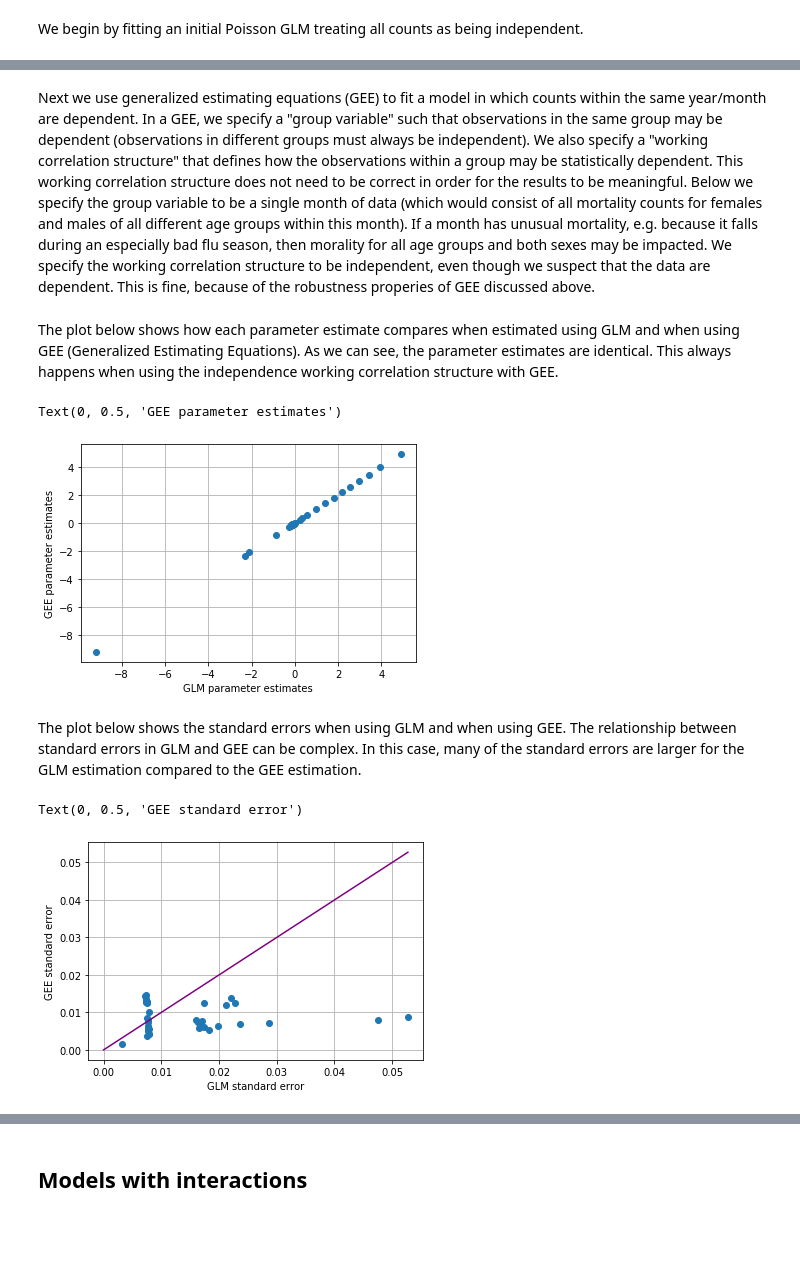
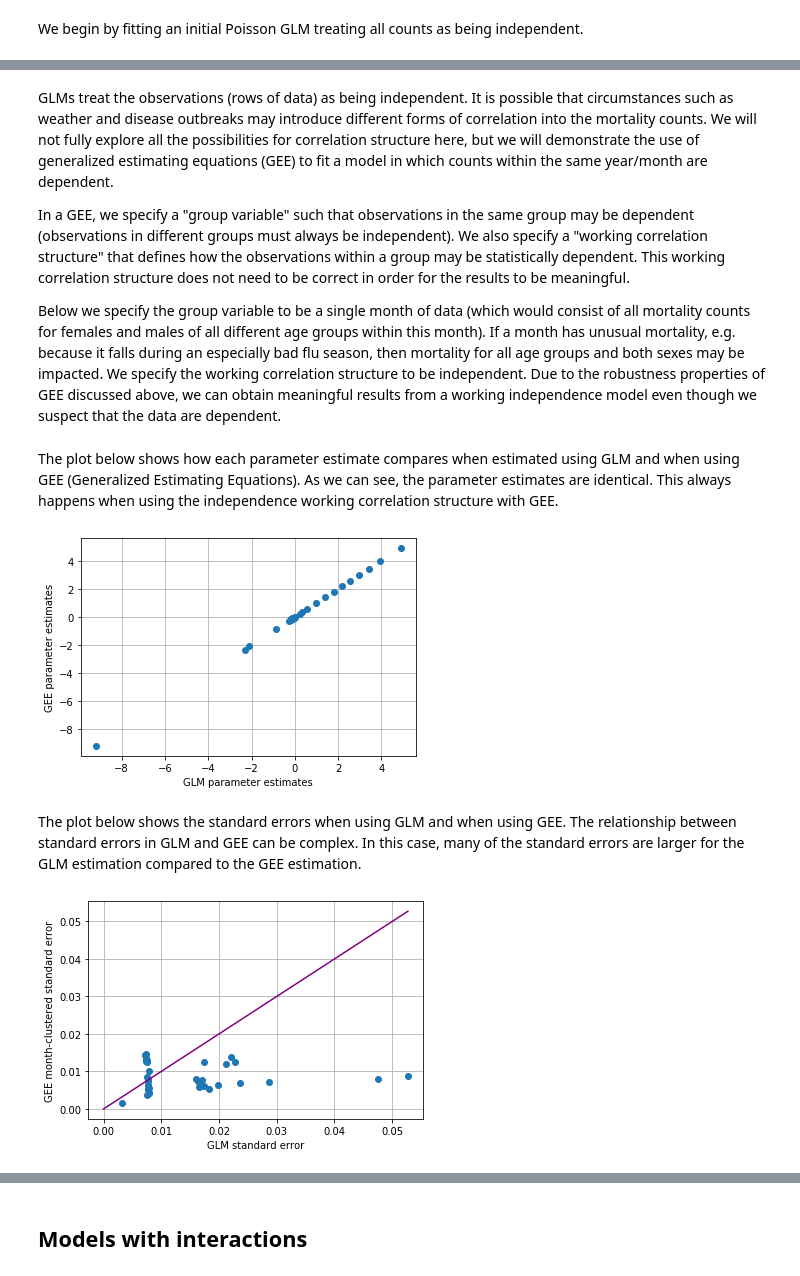
Before and after one commit to kshedden/workshops, a Jupyter notebook: mortality/notebooks/mort_glm.ipynb, the cells around one changed output, grey strips where cells are left out. Saved outputs shown, nothing was run; the diff lists cells and outputs as text; code cells hidden in the pictures; blank space fills up the shorter version.

```diff
--- a/mortality/notebooks/mort_glm.ipynb
+++ b/mortality/notebooks/mort_glm.ipynb
@@ -81,26 +84,33 @@ better convey what they mean.
 # %% [markdown]
-Next we use generalized estimating equations (GEE) to fit a model in
-which counts within the same year/month are dependent.  In a GEE, we
-specify a "group variable" such that observations in the same group
-may be dependent (observations in different groups must always be
-independent).  We also specify a "working correlation structure"
-that defines how the observations within a group may be
+GLMs treat the observations (rows of data) as being independent.  It
+is possible that circumstances such as weather and disease outbreaks
+may introduce different forms of correlation into the mortality
+counts.  We will not fully explore all the possibilities for
+correlation structure here, but we will demonstrate the use of
+generalized estimating equations (GEE) to fit a model in which
+counts within the same year/month are dependent.
+
+In a GEE, we specify a "group variable" such that observations in
+the same group may be dependent (observations in different groups
+must always be independent).  We also specify a "working correlation
+structure" that defines how the observations within a group may be
 statistically dependent.  This working correlation structure does
 not need to be correct in order for the results to be meaningful.
+
 Below we specify the group variable to be a single month of data
 (which would consist of all mortality counts for females and males
 of all different age groups within this month).  If a month has
 unusual mortality, e.g. because it falls during an especially bad
-flu season, then morality for all age groups and both sexes may be
+flu season, then mortality for all age groups and both sexes may be
 impacted.  We specify the working correlation structure to be
-independent, even though we suspect that the data are dependent.
-This is fine, because of the robustness properies of GEE discussed
-above.
+independent.  Due to the robustness properties of GEE discussed
+above, we can obtain meaningful results from a working independence
+model even though we suspect that the data are dependent.
 # %%
 df["yearmonth"] = 20*df.Year + df.Month
 m2 = sm.GEE.from_formula(fml, family=sm.families.Poisson(), groups="yearmonth",
           offset=df.offset, cov_struct=sm.cov_struct.Independence(), data=df)
-r2 = m2.fit()
+r2 = m2.fit(scale="X2")
 # %% [markdown]
 The plot below shows how each parameter estimate compares when
 estimated using GLM and when using GEE (Generalized Estimating
@@ -111,9 +121,8 @@ structure with GEE.
 plt.grid(True)
 plt.plot(r1.params, r2.params, 'o')
 plt.xlabel("GLM parameter estimates")
-plt.ylabel("GEE parameter estimates")
+_ = plt.ylabel("GEE parameter estimates")
 # %% [output]
-Text(0, 0.5, 'GEE parameter estimates')
 [figure]
 # %% [markdown]
 The plot below shows the standard errors when using GLM and when
@@ -123,10 +132,9 @@ larger for the GLM estimation compared to the GEE estimation.
 # %%
 plt.grid(True)
 plt.plot(r1.bse, r2.bse, 'o')
 ma = max(r1.bse.max(), r2.bse.max())
 plt.plot([0, ma], [0, ma], '-', color='purple')
 plt.xlabel("GLM standard error")
-plt.ylabel("GEE standard error")
+_ = plt.ylabel("GEE month-clustered standard error")
 # %% [output]
-Text(0, 0.5, 'GEE standard error')
-[figure, old version]
+[figure, new version]
```
Also changed, not shown: parts of 24 cells of this notebook, 8 other files.
